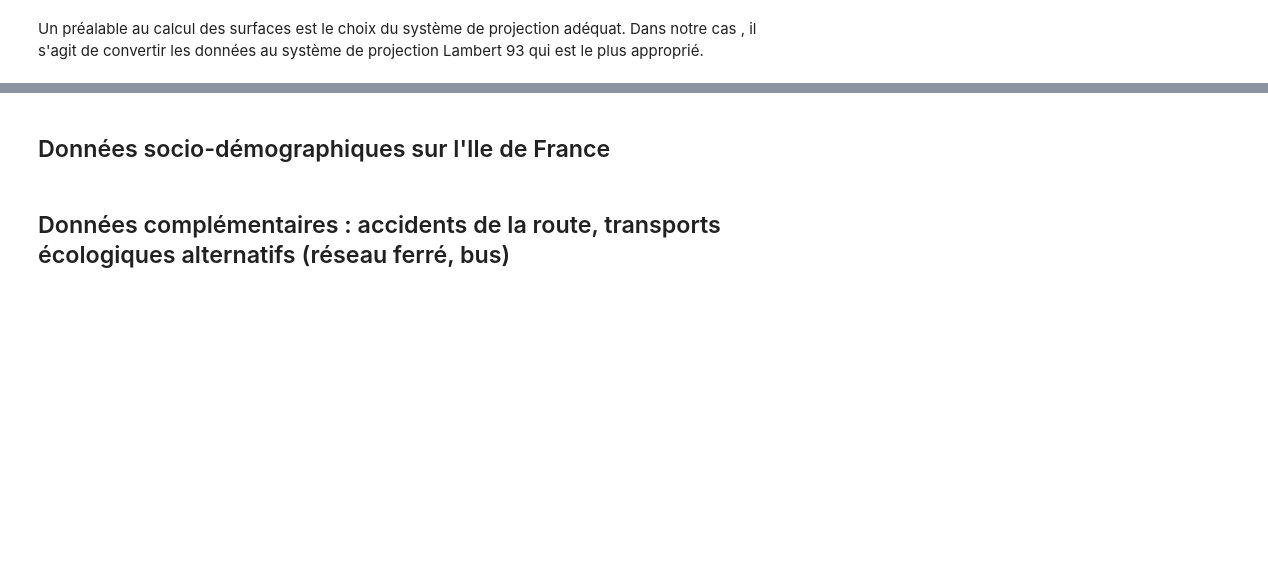
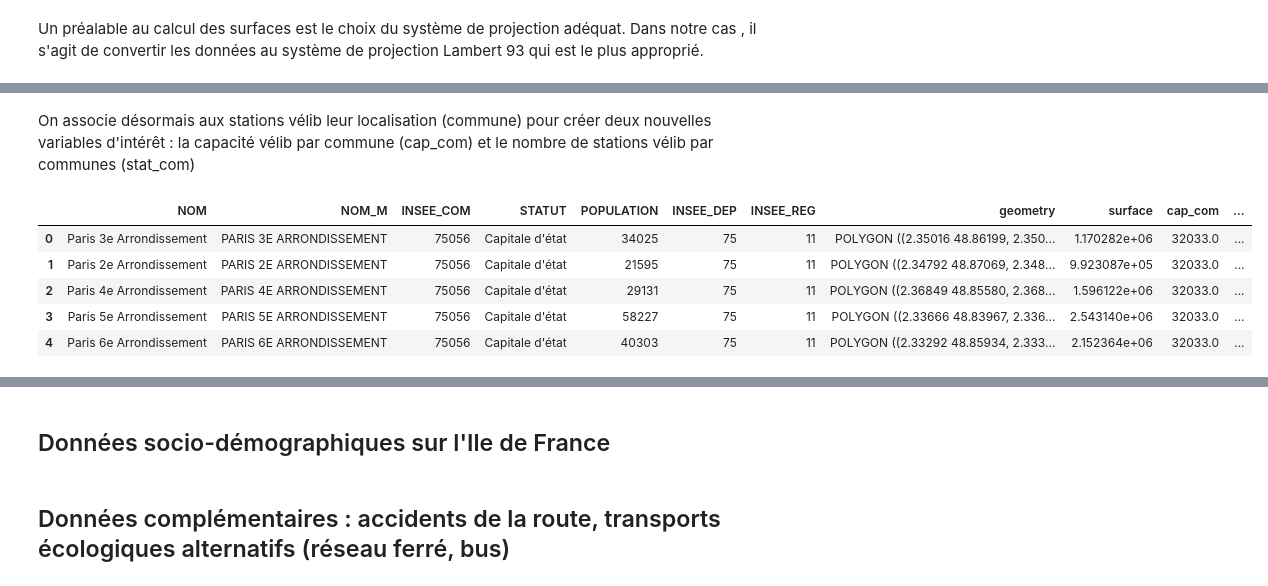
Before and after one commit to christellenguenang/Projet_Catherine_Christelle, a Jupyter notebook: 1_traitement_analyse.ipynb, the cells around one changed output, grey strips where cells are left out. Cells and saved outputs as stored; diff of their text form; code cells hidden in the pictures; blank space fills up the shorter version.

```diff
--- a/1_traitement_analyse.ipynb
+++ b/1_traitement_analyse.ipynb
@@ -330,0 +371,5 @@ communes.rename(columns={'INSEE_COG': 'insee_com'}, inplace=True)
+# %% [markdown]
+On associe désormais aux stations vélib leur localisation (commune) pour créer deux nouvelles variables d'intérêt : la capacité vélib par commune (cap_com) et le nombre de stations vélib par communes (stat_com)
+# %%
+# Étape 1 : Spatial join pour associer à chaque station Vélib le code commune et le nom de la commune
+gdf_velib_with_communes = gpd.sjoin(gdf_velib, communes[['id', 'NOM', 'INSEE_COM', 'geometry']], predicate='within')
@@ -330,0 +391,9 @@ communes.rename(columns={'INSEE_COG': 'insee_com'}, inplace=True)
+# %%
+df_velib.head(5)
+# %% [output]
+|  | NOM | NOM_M | INSEE_COM | STATUT | POPULATION | INSEE_DEP | INSEE_REG | geometry | surface | cap_com | ... |
+| 0 | Paris 3e Arrondissement | PARIS 3E ARRONDISSEMENT | 75056 | Capitale d'état | 34025 | 75 | 11 | POLYGON ((2.35016 48.86199, 2.350... | 1.170282e+06 | 32033.0 | ... |
+| 1 | Paris 2e Arrondissement | PARIS 2E ARRONDISSEMENT | 75056 | Capitale d'état | 21595 | 75 | 11 | POLYGON ((2.34792 48.87069, 2.348... | 9.923087e+05 | 32033.0 | ... |
+| 2 | Paris 4e Arrondissement | PARIS 4E ARRONDISSEMENT | 75056 | Capitale d'état | 29131 | 75 | 11 | POLYGON ((2.36849 48.85580, 2.368... | 1.596122e+06 | 32033.0 | ... |
+| 3 | Paris 5e Arrondissement | PARIS 5E ARRONDISSEMENT | 75056 | Capitale d'état | 58227 | 75 | 11 | POLYGON ((2.33666 48.83967, 2.336... | 2.543140e+06 | 32033.0 | ... |
+| 4 | Paris 6e Arrondissement | PARIS 6E ARRONDISSEMENT | 75056 | Capitale d'état | 40303 | 75 | 11 | POLYGON ((2.33292 48.85934, 2.333... | 2.152364e+06 | 32033.0 | ... |
```
Also changed, not shown: parts of 27 cells of this notebook, 1 other file.
